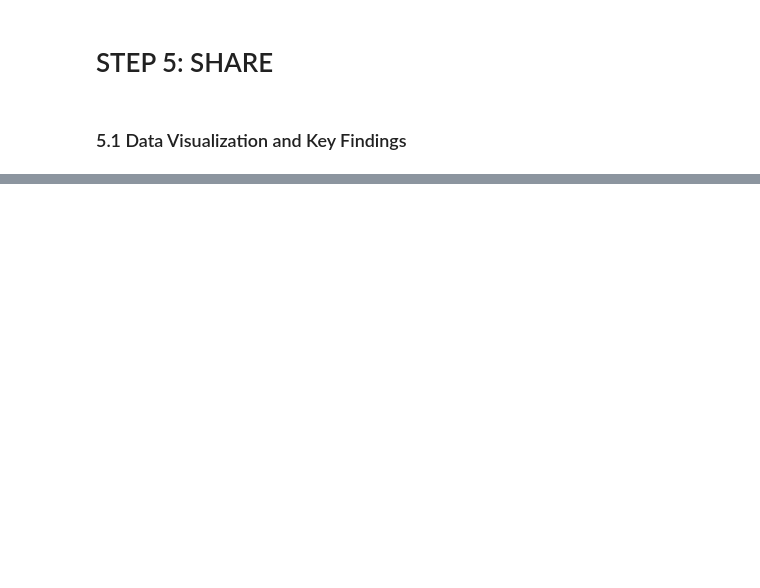
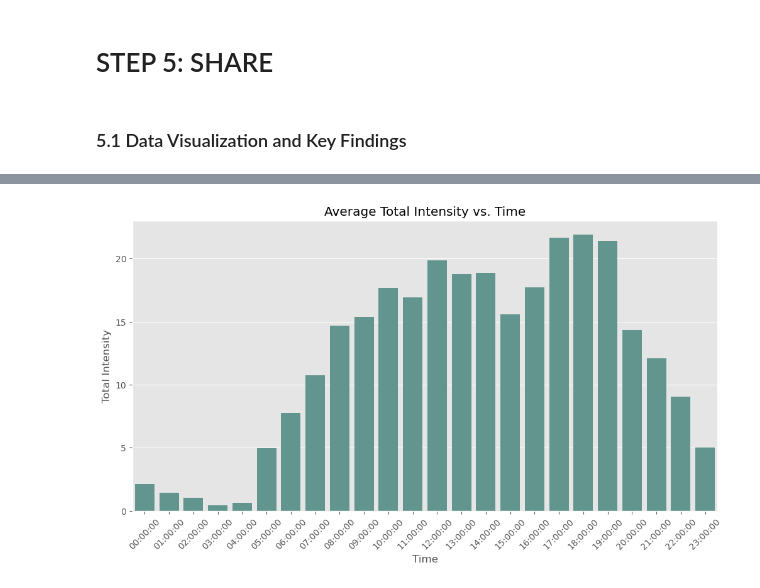
Before and after one commit to Klekzee/Case-Studies, a Jupyter notebook: 01-GoogleCapstone1/BellaBeat.ipynb, the cells around one changed output, grey strips where cells are left out. Cells and saved outputs as stored; diff of their text form; code cells hidden in the pictures; blank space fills up the shorter version.

```diff
--- a/01-GoogleCapstone1/BellaBeat.ipynb
+++ b/01-GoogleCapstone1/BellaBeat.ipynb
@@ -508,0 +520,14 @@ plt.show()
+# %%
+# Visualizing Average Total Intensity vs. Time.
+
+plt.figure(figsize=(12, 6))
+
+sns.barplot(df_hourly_grouped, x='ActivityHour', y='TotalIntensity', color='#599e94')
+plt.ylabel('Total Intensity')
+plt.xlabel('Time')
+plt.xticks(rotation=45)
+plt.title('Average Total Intensity vs. Time')
+
+plt.show()
+# %% [output]
+[figure, added]
```
Also changed, not shown: parts of 7 cells of this notebook.
